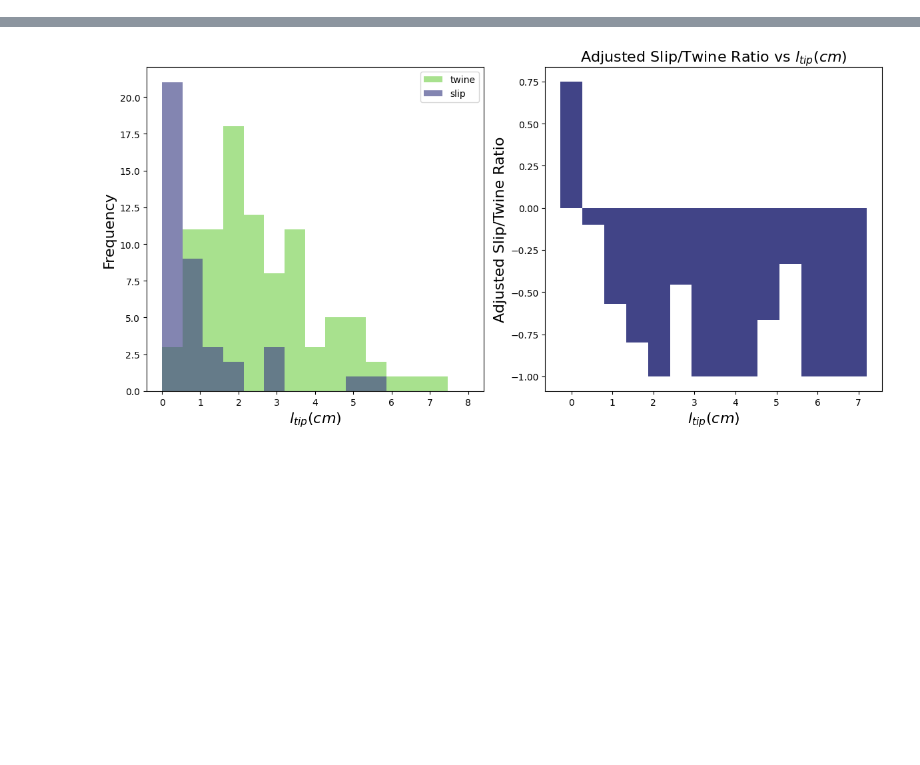
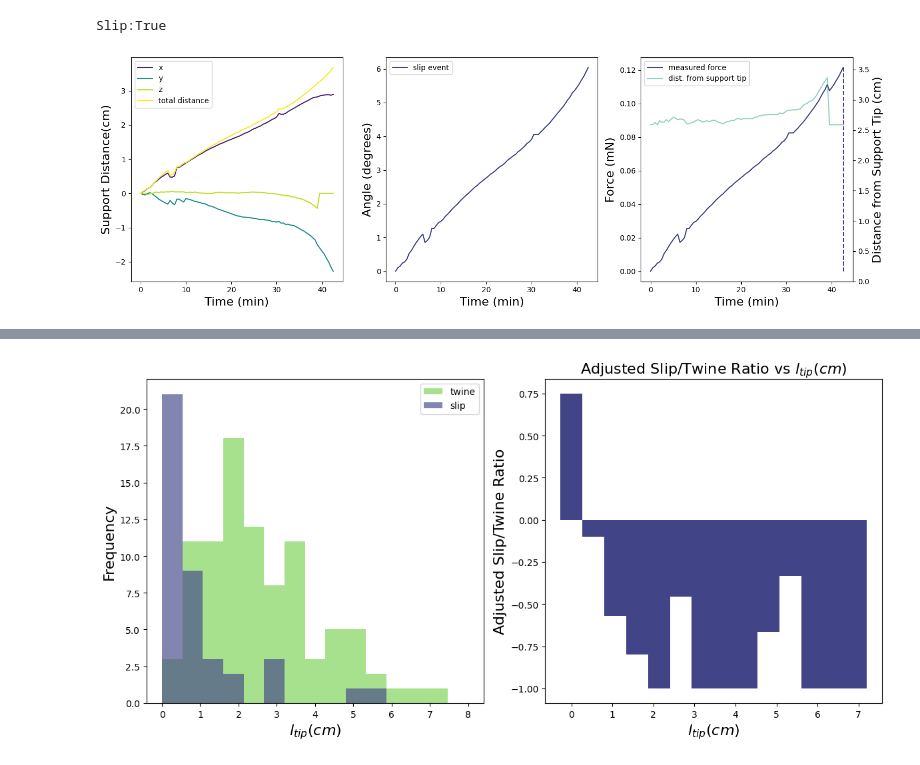
Before and after one commit to amirohad/Repo_article0, a Jupyter notebook: article0_notebook.ipynb, the cells around one changed output, grey strips where cells are left out. Cells and saved outputs as stored; diff of their text form; code cells hidden in the pictures; blank space fills up the shorter version.

```diff
--- a/article0_notebook.ipynb
+++ b/article0_notebook.ipynb
@@ -251 +257,49 @@ NameError: name 'xyz' is not defined
+# %%
+#%% figure - Force trajectory for slip event with contact position along support
+cmap = plt.get_cmap('viridis')
+
+i_slip = 120 # 40 (simple) , 20,120 (bump from dist2tip)
+
+# check events are correctly classified
+print("Slip:"+ str( events[i_slip].twine_state==0))
+
+fig, axs = plt.subplots(1, 3, figsize=(15, 5))
+
+# Plot xyz coordinates
+xyz = events[i_slip].xyz
+axs[0].plot(events[i_slip].timer/60, xyz[0,::]-xyz[0,0], color=cmap(0.1), label='x')
+axs[0].plot(events[i_slip].timer/60, xyz[1,::]-xyz[1,0], color=cmap(0.5), label='y')
+axs[0].plot(events[i_slip].timer/60, xyz[2,::]-xyz[2,0], color=cmap(0.9), label='z')
+axs[0].plot(events[i_slip].timer/60, events[i_slip].trk_dist, color=cmap(1.5), label='total distance')
+axs[0].set_xlabel('Time (min)', fontsize=fs)
+axs[0].set_ylabel('Support Distance(cm)', fontsize=fs)
+axs[0].legend()
+
+
+# Plot angle
+axs[1].plot(events[i_slip].timer/60, np.rad2deg(events[i_slip].alpha), color=cmap(0.2), label='slip event')
+axs[1].set_xlabel('Time (min)', fontsize=fs)
+axs[1].set_ylabel('Angle (degrees)', fontsize=fs)
+axs[1].legend()
+
+# Plot calculated force
+# Combine legends from both axes
+
+axs[2].plot(events[i_slip].timer/60, np.multiply(events[i_slip].F_bean, mg2mN), color=cmap(0.2), label='measured force')
+ax2 = axs[2].twinx()
+dist2tip = [abs(k) for k in events[i_slip].L_contact2suptip]
+ax2.plot(events[i_slip].timer/60, dist2tip, color=cmap(0.6), label='dist. from support tip', alpha=0.5)
+ax2.set_ylabel('Distance from Support Tip (cm)', fontsize=fs)
+ax2.set_ylim([0,max(dist2tip)*1.1])
+axs[2].set_xlabel('Time (min)', fontsize=fs)
+axs[2].set_ylabel('Force (mN)', fontsize=fs)
+axs[2].vlines(events[i_slip].timer[-1]/60, 0, events[i_slip].F_bean[-1]*mg2mN, color=cmap(0.2), linestyle='dashed')
+lines, labels = axs[2].get_legend_handles_labels()
+lines2, labels2 = ax2.get_legend_handles_labels()
+axs[2].legend(lines + lines2, labels + labels2)
+plt.tight_layout()
+plt.show()
+# %% [output]
+Slip:True
+[figure, added]
 # %%
```
Also changed, not shown: parts of 13 cells of this notebook, 6 other files.
